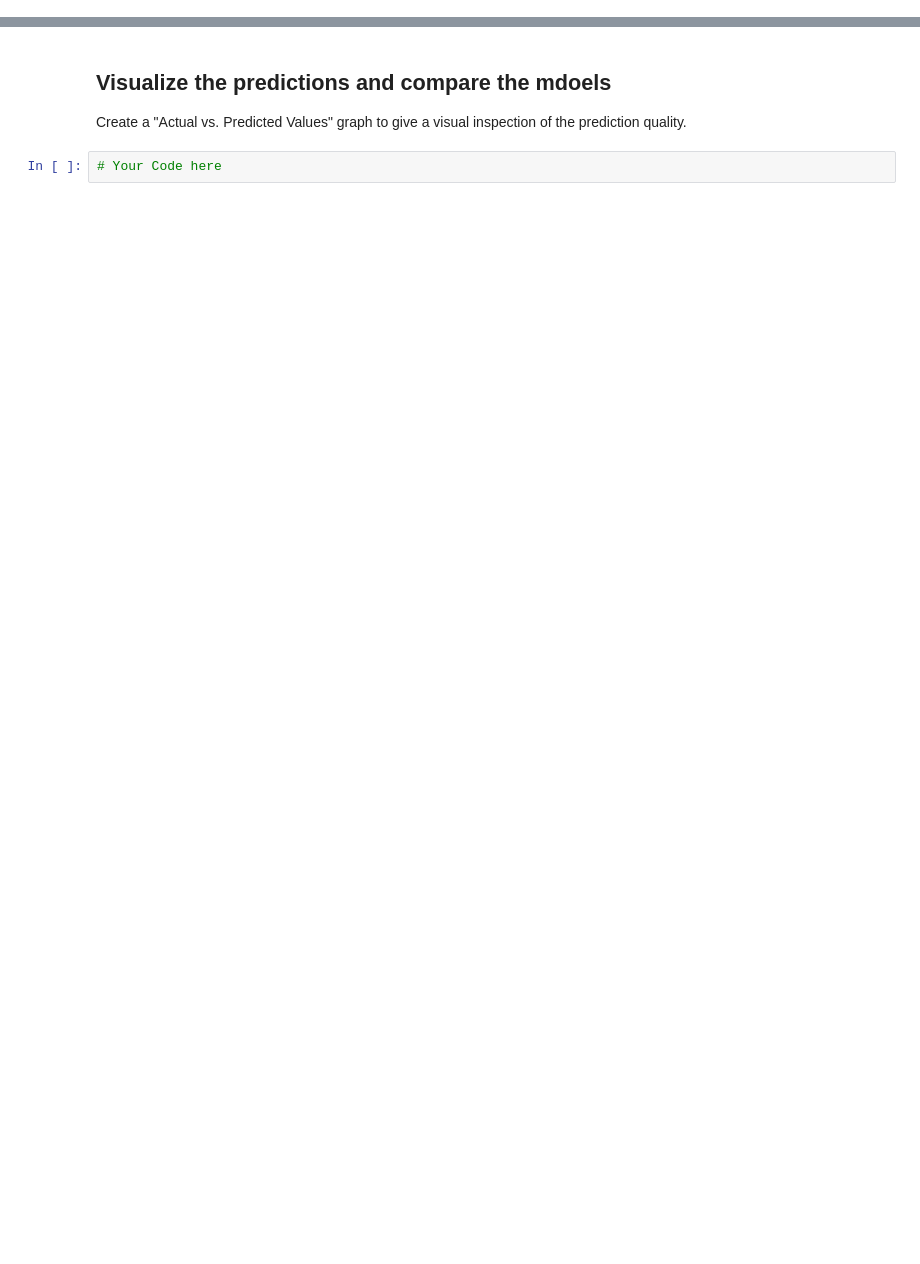
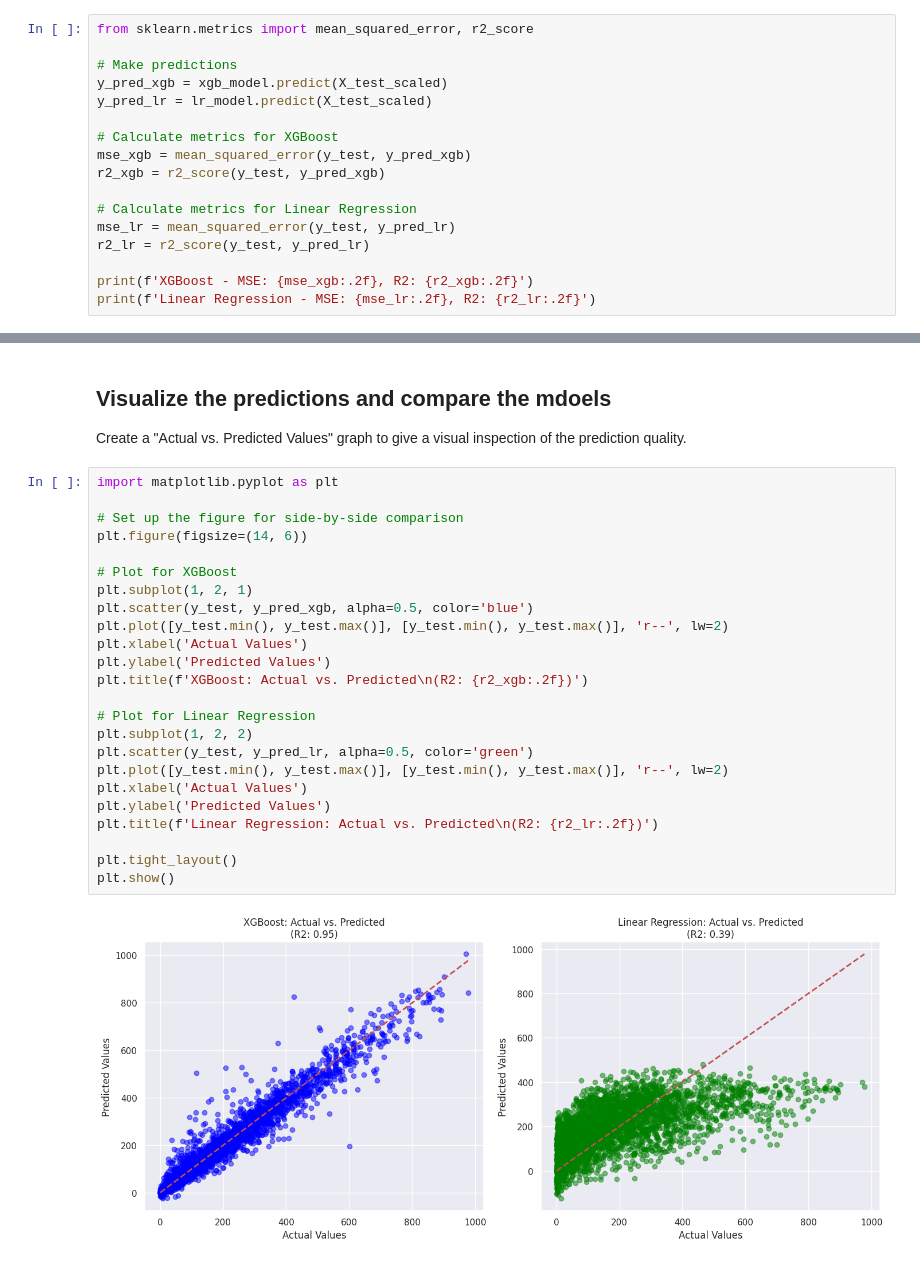
Before and after one commit to jankotschy/Applied-AI-in-Transportation, a Jupyter notebook: Exercise_2_regression_model/Assignment_1_Regression_model.ipynb, the cells around one changed output, grey strips where cells are left out. Drawn from its saved outputs; the diff is of its cells as text; blank space fills up the shorter version.

```diff
--- a/Exercise_2_regression_model/Assignment_1_Regression_model.ipynb
+++ b/Exercise_2_regression_model/Assignment_1_Regression_model.ipynb
@@ -149,0 +179,17 @@ Use the trained models to make predictions on the test data and compare the perf
+# %%
+from sklearn.metrics import mean_squared_error, r2_score
+
+# Make predictions
+y_pred_xgb = xgb_model.predict(X_test_scaled)
+y_pred_lr = lr_model.predict(X_test_scaled)
+
+# Calculate metrics for XGBoost
+mse_xgb = mean_squared_error(y_test, y_pred_xgb)
+r2_xgb = r2_score(y_test, y_pred_xgb)
+
+# Calculate metrics for Linear Regression
+mse_lr = mean_squared_error(y_test, y_pred_lr)
+r2_lr = r2_score(y_test, y_pred_lr)
+
+print(f'XGBoost - MSE: {mse_xgb:.2f}, R2: {r2_xgb:.2f}')
+print(f'Linear Regression - MSE: {mse_lr:.2f}, R2: {r2_lr:.2f}')
@@ -150,5 +199,29 @@ Use the trained models to make predictions on the test data and compare the perf
 # %% [markdown]
 ## Visualize the predictions and compare the mdoels
 Create a "Actual vs. Predicted Values" graph to give a visual inspection of the prediction quality.
-# %%
-# Your Code here
+# %%
+import matplotlib.pyplot as plt
+
+# Set up the figure for side-by-side comparison
+plt.figure(figsize=(14, 6))
+
+# Plot for XGBoost
+plt.subplot(1, 2, 1)
+plt.scatter(y_test, y_pred_xgb, alpha=0.5, color='blue')
+plt.plot([y_test.min(), y_test.max()], [y_test.min(), y_test.max()], 'r--', lw=2)
+plt.xlabel('Actual Values')
+plt.ylabel('Predicted Values')
+plt.title(f'XGBoost: Actual vs. Predicted\n(R2: {r2_xgb:.2f})')
+
+# Plot for Linear Regression
+plt.subplot(1, 2, 2)
+plt.scatter(y_test, y_pred_lr, alpha=0.5, color='green')
+plt.plot([y_test.min(), y_test.max()], [y_test.min(), y_test.max()], 'r--', lw=2)
+plt.xlabel('Actual Values')
+plt.ylabel('Predicted Values')
+plt.title(f'Linear Regression: Actual vs. Predicted\n(R2: {r2_lr:.2f})')
+
+plt.tight_layout()
+plt.show()
+# %% [output]
+[figure, added]
```
Also changed, not shown: parts of 8 cells of this notebook.
